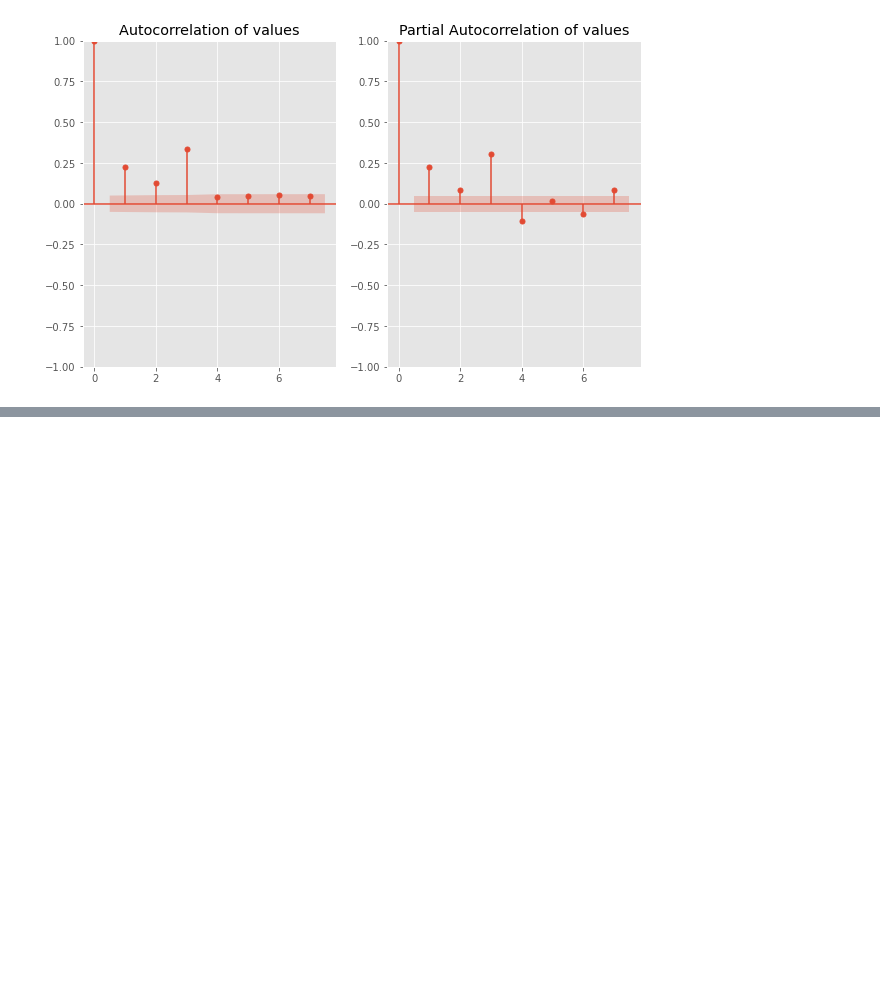
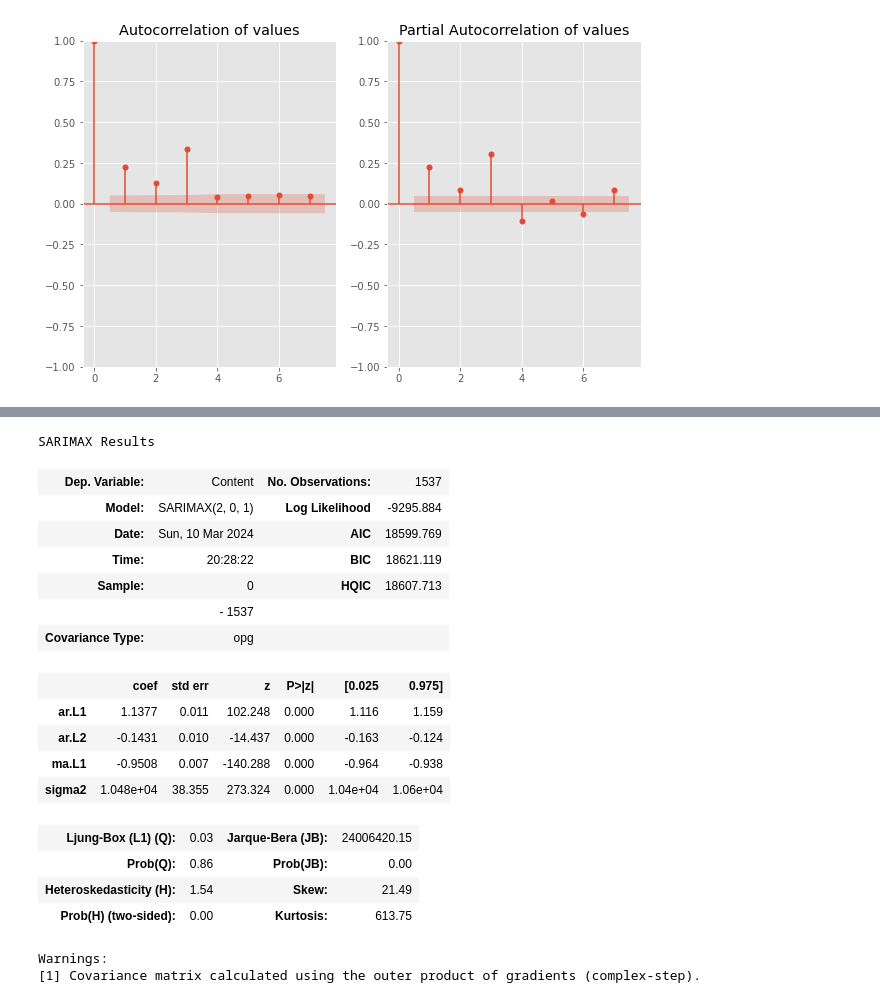
Before and after one commit to MarcLlopart/Discord-Community-Dynamics, a Jupyter notebook: 5_1_SARIMA_model.ipynb, the cells around one changed output, grey strips where cells are left out. Saved outputs shown, nothing was run; the diff lists cells and outputs as text; code cells hidden in the pictures; blank space fills up the shorter version.

```diff
--- a/5_1_SARIMA_model.ipynb
+++ b/5_1_SARIMA_model.ipynb
@@ -158,6 +157,26 @@ df_out[:10]
 # %%
-model = SARIMAX(x, order=(3, 1, 1), seasonal_order=(P, D, Q, 365))
+model = SARIMAX(x, order=(2, 0, 1), seasonal_order=(0, 0, 0, 365))
 fitted_model = model.fit()
-model.summary()
+fitted_model.summary()
+# %% [output]
+SARIMAX Results
+| Dep. Variable: | Content | No. Observations: | 1537 |
+| Model: | SARIMAX(2, 0, 1) | Log Likelihood | -9295.884 |
+| Date: | Sun, 10 Mar 2024 | AIC | 18599.769 |
+| Time: | 20:28:22 | BIC | 18621.119 |
+| Sample: | 0 | HQIC | 18607.713 |
+|  | - 1537 |  |  |
+| Covariance Type: | opg |  |  |
+|  | coef | std err | z | P>|z| | [0.025 | 0.975] |
+| ar.L1 | 1.1377 | 0.011 | 102.248 | 0.000 | 1.116 | 1.159 |
+| ar.L2 | -0.1431 | 0.010 | -14.437 | 0.000 | -0.163 | -0.124 |
+| ma.L1 | -0.9508 | 0.007 | -140.288 | 0.000 | -0.964 | -0.938 |
+| sigma2 | 1.048e+04 | 38.355 | 273.324 | 0.000 | 1.04e+04 | 1.06e+04 |
+| Ljung-Box (L1) (Q): | 0.03 | Jarque-Bera (JB): | 24006420.15 |
+| Prob(Q): | 0.86 | Prob(JB): | 0.00 |
+| Heteroskedasticity (H): | 1.54 | Skew: | 21.49 |
+| Prob(H) (two-sided): | 0.00 | Kurtosis: | 613.75 |
+Warnings:
+[1] Covariance matrix calculated using the outer product of gradients (complex-step).
 # %%
 
```
Also changed, not shown: parts of 5 cells of this notebook.
